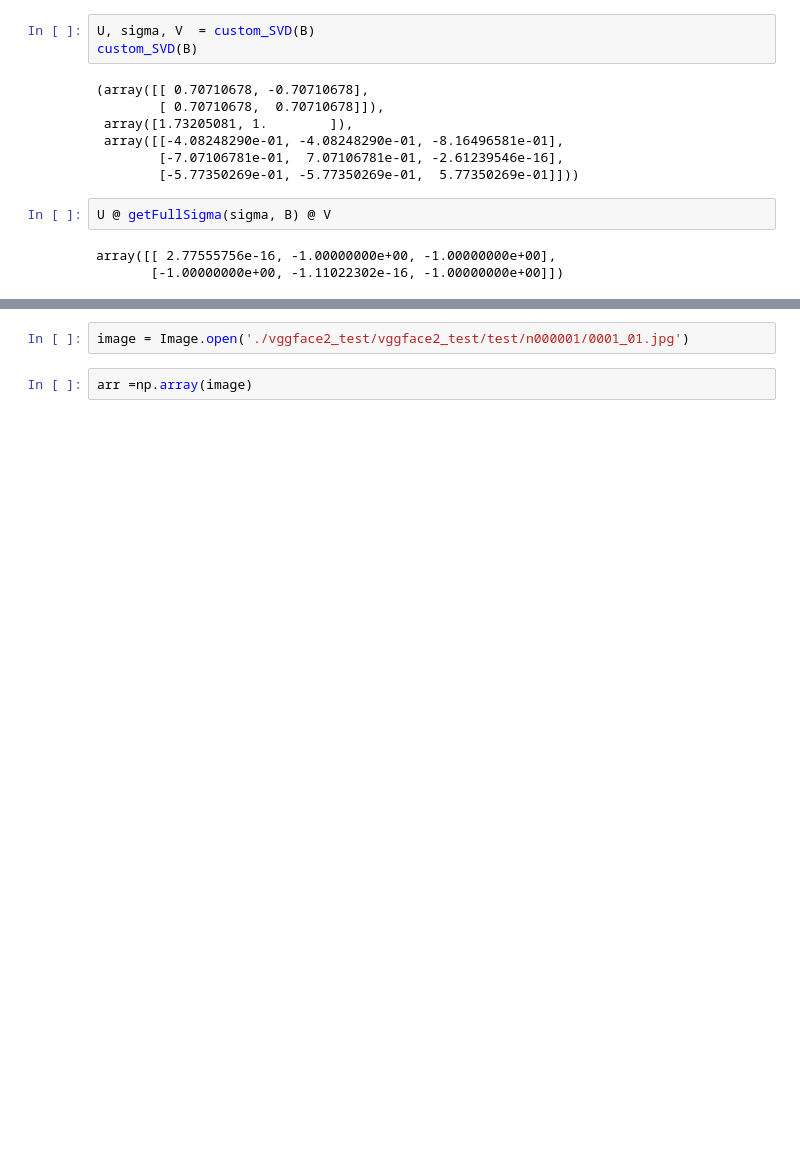
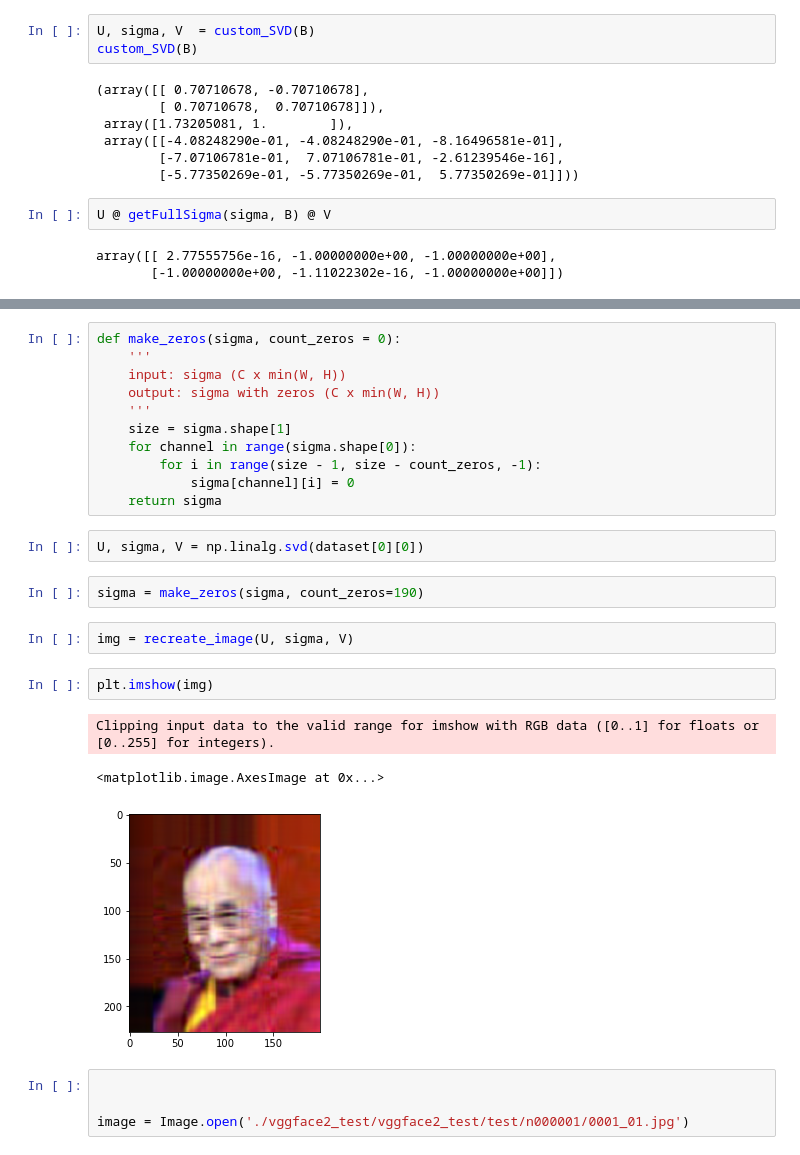
Before and after one commit to Zhekuson/SVDFaces, a Jupyter notebook: main.ipynb, the cells around one changed output, grey strips where cells are left out. Drawn from its saved outputs; the diff is of its cells as text; blank space fills up the shorter version.

```diff
--- a/main.ipynb
+++ b/main.ipynb
@@ -127,4 +180,27 @@ from PIL import Image
+# %%
+def make_zeros(sigma, count_zeros = 0):
+    '''
+    input: sigma (C x min(W, H))
+    output: sigma with zeros (C x min(W, H))
+    '''
+    size = sigma.shape[1]
+    for channel in range(sigma.shape[0]):
+        for i in range(size - 1, size - count_zeros, -1):
+            sigma[channel][i] = 0
+    return sigma
+# %%
+U, sigma, V = np.linalg.svd(dataset[0][0])
+# %%
+sigma = make_zeros(sigma, count_zeros=190)
+# %%
+img = recreate_image(U, sigma, V)
+# %%
+plt.imshow(img)
+# %% [output]
+Clipping input data to the valid range for imshow with RGB data ([0..1] for floats or [0..255] for integers).
+<matplotlib.image.AxesImage at 0x...>
+[figure, added]
 # %%
+
+
 image = Image.open('./vggface2_test/vggface2_test/test/n000001/0001_01.jpg')
-# %%
-arr =np.array(image)
```
Also changed, not shown: parts of 12 cells of this notebook.
